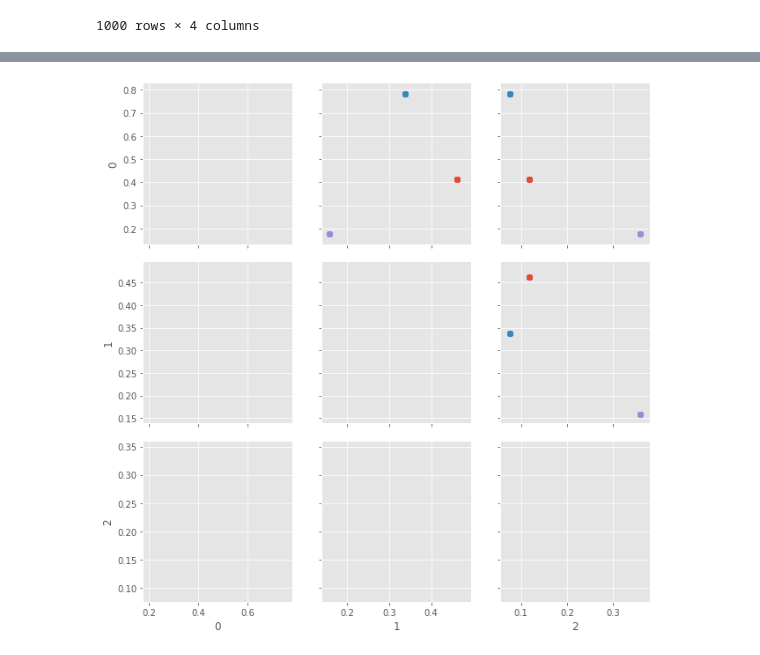
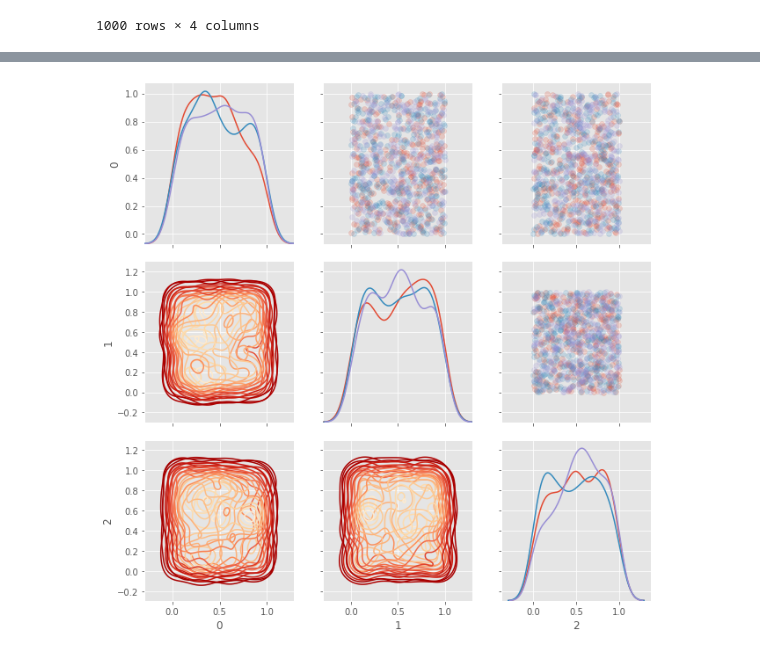
Before and after one commit to JohnsonFin/ML100Days, a Jupyter notebook: Homework/DAY20/Day_020_HW.ipynb, the cells around one changed output, grey strips where cells are left out. Saved outputs shown, nothing was run; the diff lists cells and outputs as text; code cells hidden in the pictures.

```diff
--- a/Homework/DAY20/Day_020_HW.ipynb
+++ b/Homework/DAY20/Day_020_HW.ipynb
@@ -72,26 +98,26 @@ plot_data
 # %%
 nrow = 1000
 ncol = 3
 """
 Your Code Here
 """
-matrix = pd.DataFrame(np.random.sample(size=(1000,3)))
+matrix = np.random.rand(1000, 3)
 
 # 隨機給予 0, 1, 2 三種標籤
 indice = np.random.choice([0,1,2], size=nrow)
 plot_data = pd.DataFrame(matrix, indice).reset_index()
 
 # 繪製 seborn 進階 Heatmap
 grid = sns.PairGrid(data = plot_data, size = 3, diag_sharey=False,
                     hue = 'index', vars = [x for x in list(plot_data.columns) if x != 'index'])
 """
 Your Code Here
 Please replace "..." to correct plot function
 """
 grid.map_upper(plt.scatter , alpha = 0.2)
 grid.map_diag(sns.kdeplot)
 grid.map_lower(sns.kdeplot , cmap = plt.cm.OrRd_r)
 
 plt.show()
 # %% [output]
-[figure, old version]
+[figure, new version]
```
Also changed, not shown: parts of 3 cells of this notebook.
